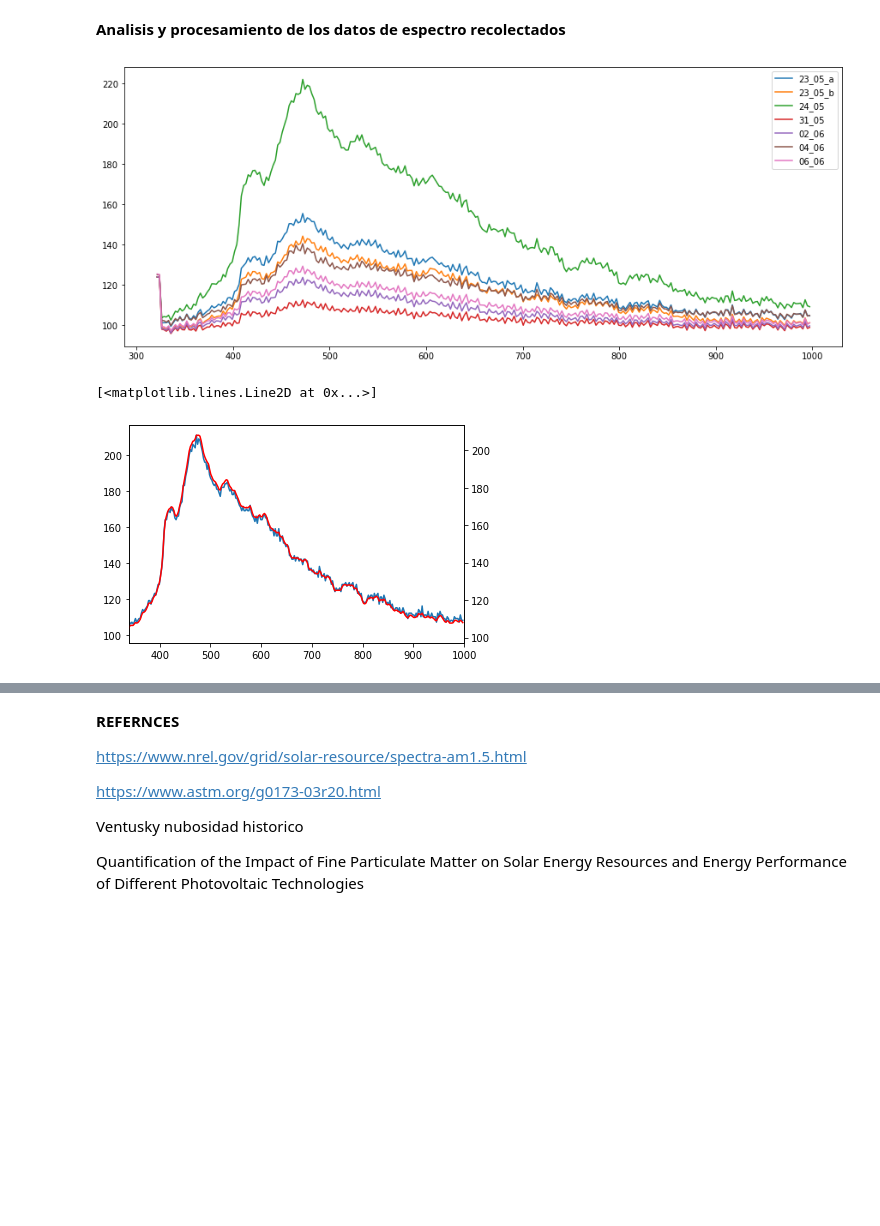
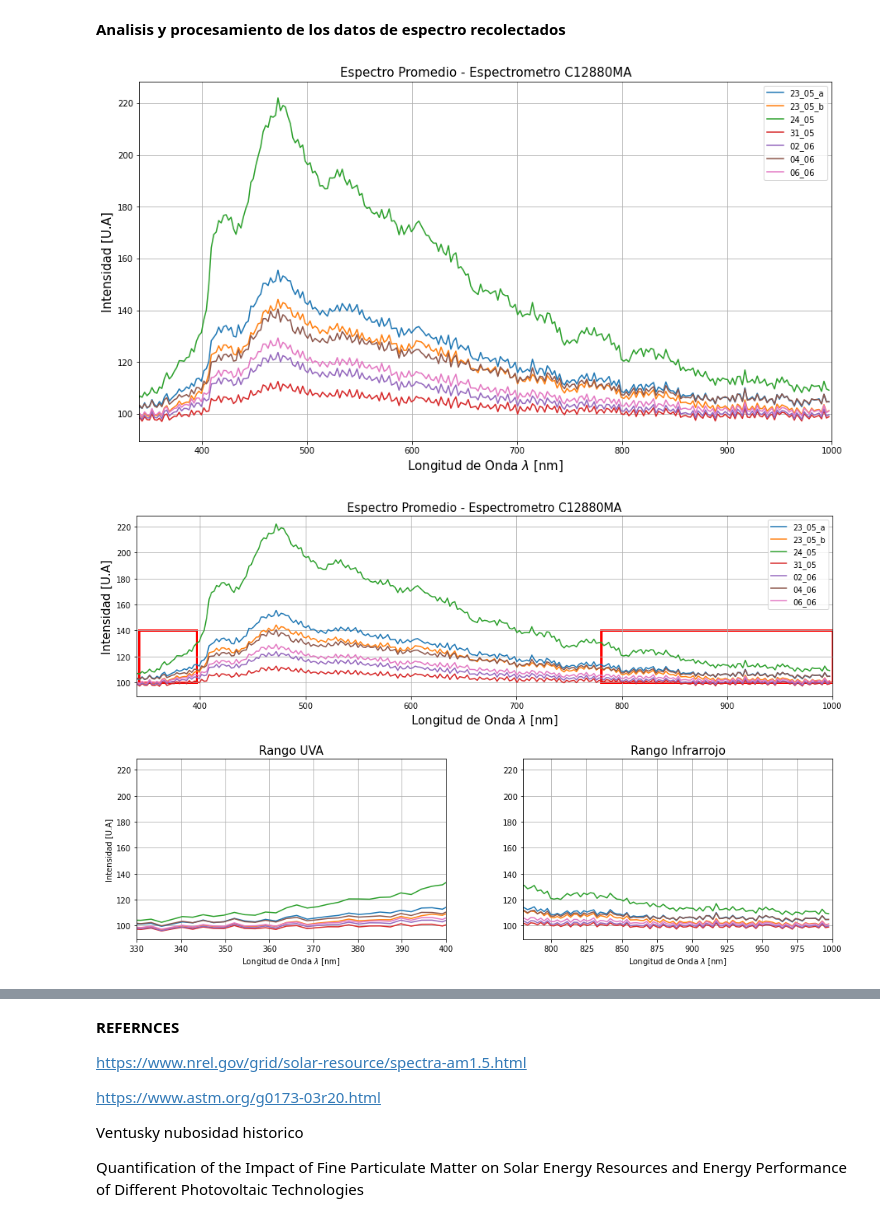
Before and after one commit to jerolg/Fisica_Experimental_IV_2023_1, a Jupyter notebook: PROYECTO_FINAL/data_analysis_notebook.ipynb, the cells around one changed output, grey strips where cells are left out. Drawn from its saved outputs; the diff is of its cells as text; code cells hidden in the pictures; blank space fills up the shorter version.

```diff
--- a/PROYECTO_FINAL/data_analysis_notebook.ipynb
+++ b/PROYECTO_FINAL/data_analysis_notebook.ipynb
@@ -78,18 +83,67 @@ wv = np.arange(N)*2.3548+321.47
 #Limpieza de los datos
 esp = mean_esp(vect_clean(data, 100))
 # %%
-fig, ax1 = plt.subplots(figsize = (15, 6))
+fig, ax1 = plt.subplots(figsize = (15, 8))
 
 for i in range(len(esp)):
    plt.plot(wv, esp[i][:-1], label = names[i])
    plt.legend()
+   plt.grid()
+
+plt.xlim(340, 1000)
+plt.title('Espectro Promedio - Espectrometro C12880MA', size = 15)
+plt.xlabel('Longitud de Onda $\lambda$ [nm]', size = 15)
+plt.ylabel('Intensidad [U.A]', size = 15)
+plt.show()
 # %% [output]
-[figure, old version]
+[figure, new version]
-# %%
-#FILTRO PASO BAJO PARA DATOS CON MUCHO RUIDO
-
-b, a = scipy.signal.butter(1, 0.5,'lowpass')
-filtered = scipy.signal.filtfilt(b, a, esp_A[0][0][:-1])
-# %% [output]
-[<matplotlib.lines.Line2D at 0x...>]
-[figure, removed]
+# %%
+fig = plt.figure(figsize=(16, 10))
+
+grid = plt.GridSpec(2, 2, wspace = .25, hspace = .35)
+
+plt.subplots_adjust(wspace= 0.25, hspace= 0.25)
+
+plt.subplot(grid[0, :])
+for i in range(len(esp)):
+   plt.plot(wv, esp[i][:-1], label = names[i])
+   plt.legend()
+   plt.grid()
+
+plt.xlim(340, 1000)
+plt.title('Espectro Promedio - Espectrometro C12880MA', size = 15)
+plt.xlabel('Longitud de Onda $\lambda$ [nm]', size = 15)
+plt.ylabel('Intensidad [U.A]', size = 15)
+
+rectangle_UV = plt.Rectangle((342, 100), 55, 40, linewidth=3, edgecolor='r', facecolor='none')
+rectangle_IR = plt.Rectangle((780, 100), 220, 40, linewidth=3, edgecolor='r', facecolor='none')
+
+plt.gca().add_patch(rectangle_UV)
+plt.gca().add_patch(rectangle_IR)
+
+#AMPLIACION RANGO UVA
+
+plt.subplot(grid[1, 0])
+for i in range(len(esp)):
+   plt.plot(wv, esp[i][:-1])
+   plt.grid()
+
+plt.xlim(330, 400)
+plt.title('Rango UVA', size = 15)
+plt.xlabel('Longitud de Onda $\lambda$ [nm]', size = 10)
+plt.ylabel('Intensidad [U.A]', size = 10)
+
+#AMPLIACION RANGO INFRARROJO
+
+plt.subplot(grid[1, 1])
+for i in range(len(esp)):
+   plt.plot(wv, esp[i][:-1])
+   plt.grid()
+
+plt.xlim(780, 1000)
+plt.title('Rango Infrarrojo', size = 15)
+plt.xlabel('Longitud de Onda $\lambda$ [nm]', size = 10)
+
+plt.show()
+# %% [output]
+[figure, added]
```
Also changed, not shown: parts of 3 cells of this notebook.
